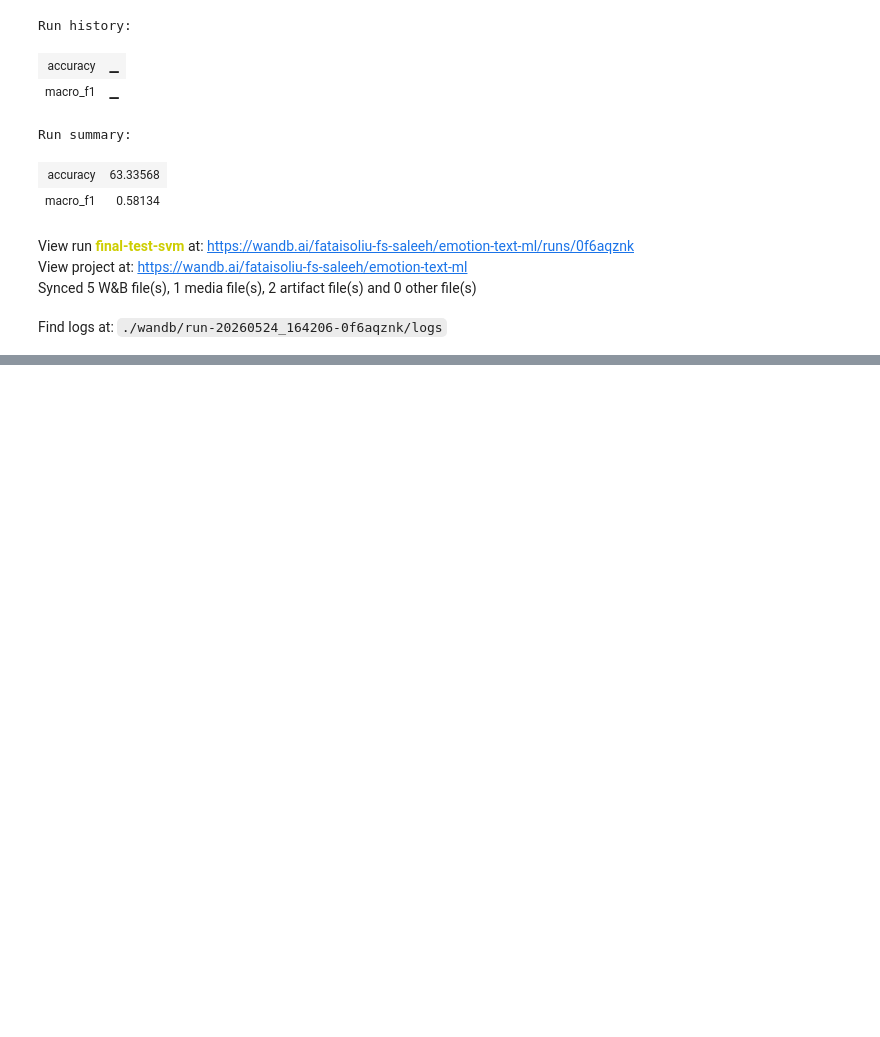
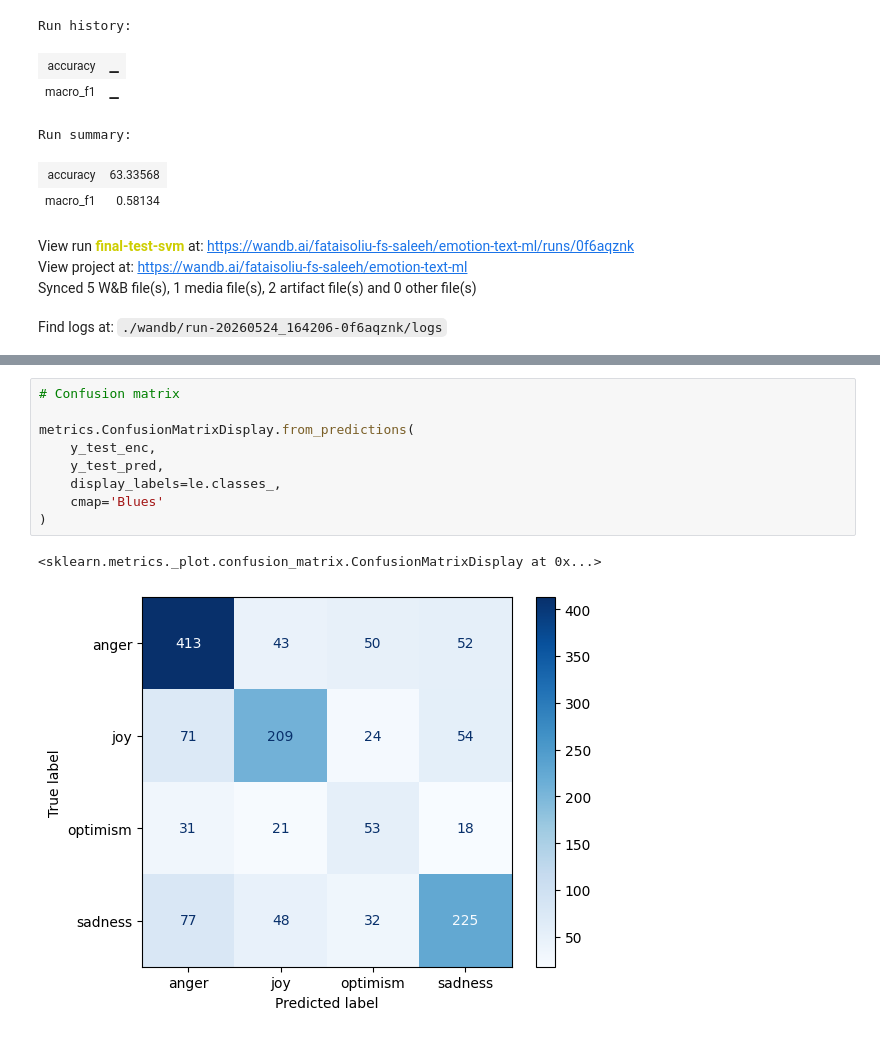
Before and after one commit to Fatai-soliu/emotion-text-ml, a Jupyter notebook: notebooks/data_modelling.ipynb, the cells around one changed output, grey strips where cells are left out. Saved outputs shown, nothing was run; the diff lists cells and outputs as text; blank space fills up the shorter version.

```diff
--- a/notebooks/data_modelling.ipynb
+++ b/notebooks/data_modelling.ipynb
@@ -761,0 +784,12 @@ Find logs at: ./wandb/run-20260524_164206-0f6aqznk/logs
+# %%
+# Confusion matrix
+
+metrics.ConfusionMatrixDisplay.from_predictions(
+    y_test_enc,
+    y_test_pred,
+    display_labels=le.classes_,
+    cmap='Blues'
+)
+# %% [output]
+<sklearn.metrics._plot.confusion_matrix.ConfusionMatrixDisplay at 0x...>
+[figure, added]
```
Also changed, not shown: parts of 3 cells of this notebook, 5 other files.
